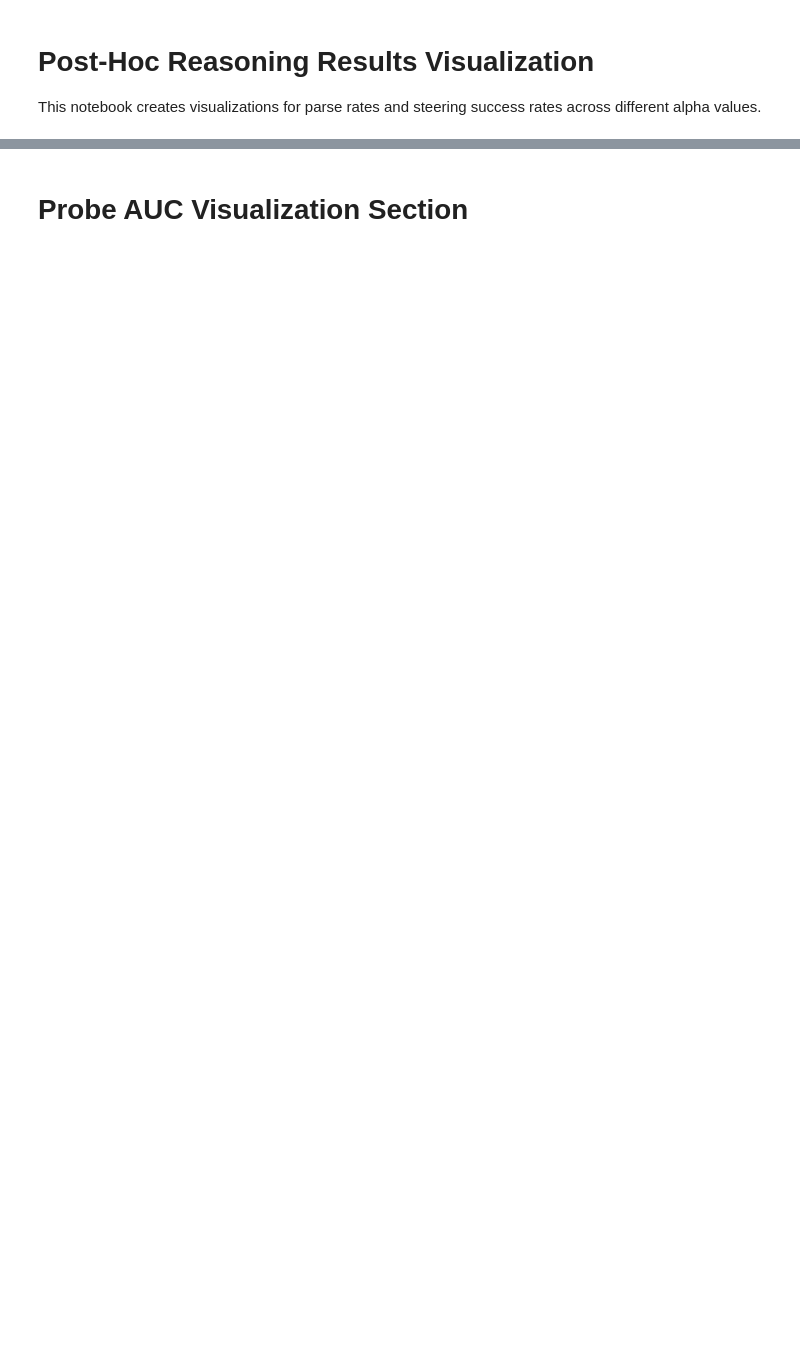
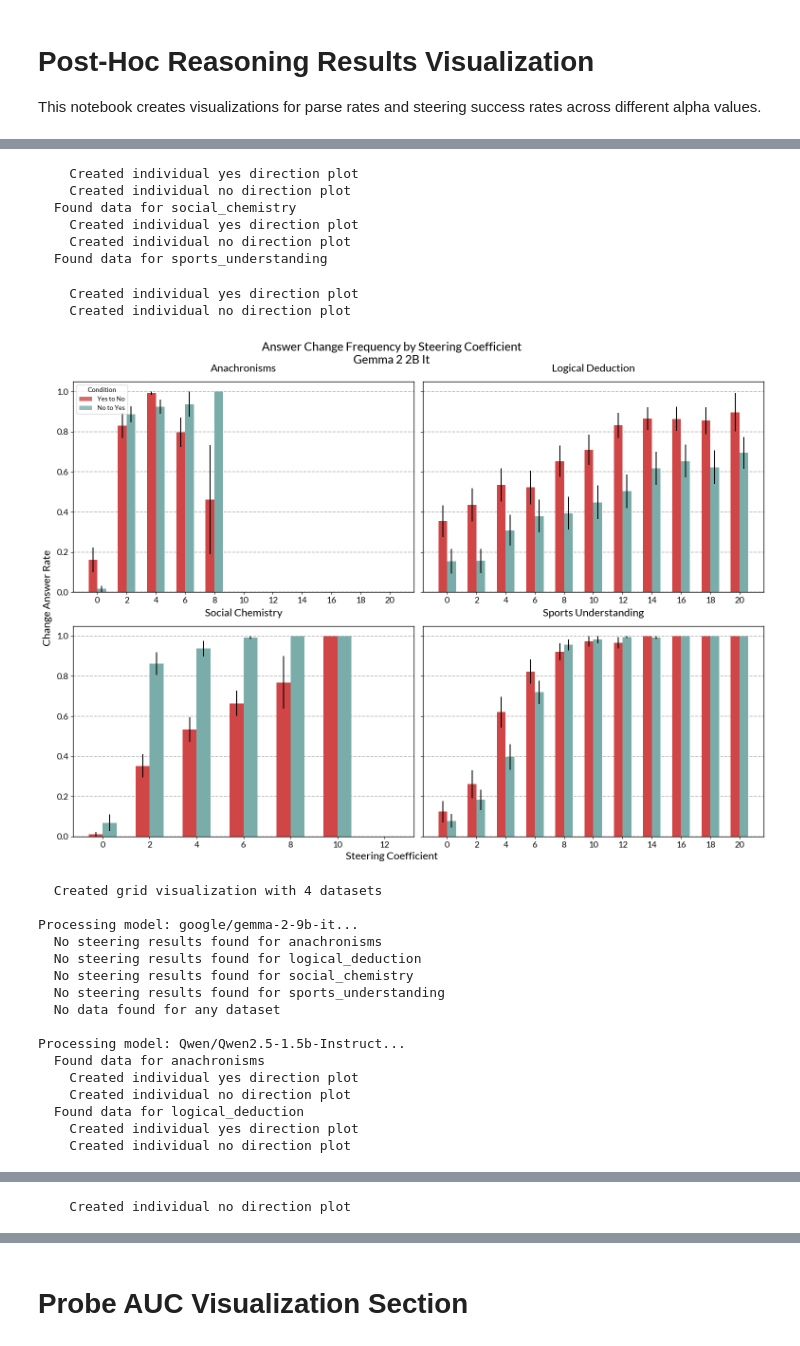
Before and after one commit to xocelyk/post-hoc-reasoning, a Jupyter notebook: visualize_results.ipynb, the cells around one changed output, grey strips where cells are left out. Cells and saved outputs as stored; diff of their text form; code cells hidden in the pictures; blank space fills up the shorter version.

```diff
--- a/visualize_results.ipynb
+++ b/visualize_results.ipynb
@@ -39,13 +69,12 @@ plt.rcParams['font.weight'] = 'normal'
 # %%
 # Configuration
-CACHE_DIR = Path("cache/experiments")
+CACHE_DIR = Path("cache_08_11_25/experiments")
 MODELS = [
     "google/gemma-2-2b-it",
     "google/gemma-2-9b-it",
+    "Qwen/Qwen2.5-1.5b-Instruct",
     "Qwen/Qwen2.5-3B-Instruct",
     "Qwen/Qwen2.5-7B-Instruct",
-    "microsoft/Phi-3-small-8k-instruct",
-    "meta-llama/Llama-2-7b-chat-hf",
     "deepseek-ai/DeepSeek-R1-Distill-Qwen-1.5B",
     "deepseek-ai/DeepSeek-R1-Distill-Qwen-7B"
 ]
@@ -56,7 +85,7 @@ def load_steering_results(model_path, dataset):
     results = defaultdict(list)
 
     # Try both cache directories
-    for cache_name in ["cache/experiments", "new_cache/experiments"]:
+    for cache_name in ["cache_08_11_25/experiments"]:
         cache_dir = Path(cache_name)
         if not cache_dir.exists():
             continue
@@ -301,0 +418,47 @@ Processing google/gemma-2-2b-it - social_chemistry...
+# %%
+# Generate side-by-side visualizations for each model
+all_grid_figures = []
+all_individual_figures = []  # Keep individual figures for backward compatibility
+
+for model in MODELS:
+    print(f"\nProcessing model: {model}...")
+
+    # Collect all results for this model across all datasets
+    all_model_results = {}
+    has_any_data = False
+
+    for dataset in DATASETS:
+        results = load_steering_results(model, dataset)
+
+        if results:
+            all_model_results[dataset] = results
+            has_any_data = True
+            print(f"  Found data for {dataset}")
+
+            # Also create individual plots for backward compatibility
+            for direction in ["yes", "no"]:
+                if direction in results:
+                    fig = create_bar_plots(model, dataset, results[direction], direction)
+                    if fig:
+                        all_individual_figures.append((model, dataset, direction, fig))
+                        # Don't show individual plots automatically
+                        plt.close(fig)  # Close to save memory
+                        print(f"    Created individual {direction} direction plot")
+        else:
+            print(f"  No steering results found for {dataset}")
+
+    # Create the side-by-side grid figure for this model
+    if has_any_data:
+        grid_fig = create_model_grid(model, all_model_results)
+        if grid_fig:
+            all_grid_figures.append((model, grid_fig))
+            plt.show()
+            print(f"  Created grid visualization with {len([d for d in DATASETS if d in all_model_results])} datasets")
+    else:
+        print(f"  No data found for any dataset")
+
+print(f"\nCreated {len(all_grid_figures)} grid visualizations and {len(all_individual_figures)} individual plots")
+
+# For backward compatibility, keep reference to individual figures
+all_figures = all_individual_figures
+# %% [output]
@@ -301,0 +470,25 @@ Processing google/gemma-2-2b-it - social_chemistry...
+    Created individual yes direction plot
+    Created individual no direction plot
+  Found data for social_chemistry
+    Created individual yes direction plot
+    Created individual no direction plot
+  Found data for sports_understanding
+    Created individual yes direction plot
+    Created individual no direction plot
+[figure, added]
+  Created grid visualization with 4 datasets
+
+Processing model: google/gemma-2-9b-it...
+  No steering results found for anachronisms
+  No steering results found for logical_deduction
+  No steering results found for social_chemistry
+  No steering results found for sports_understanding
+  No data found for any dataset
+
+Processing model: Qwen/Qwen2.5-1.5b-Instruct...
+  Found data for anachronisms
+    Created individual yes direction plot
+    Created individual no direction plot
+  Found data for logical_deduction
+    Created individual yes direction plot
+    Created individual no direction plot
@@ -301,0 +500 @@ Processing google/gemma-2-2b-it - social_chemistry...
+    Created individual no direction plot
```
Also changed, not shown: parts of 12 cells of this notebook, 1 other file.
